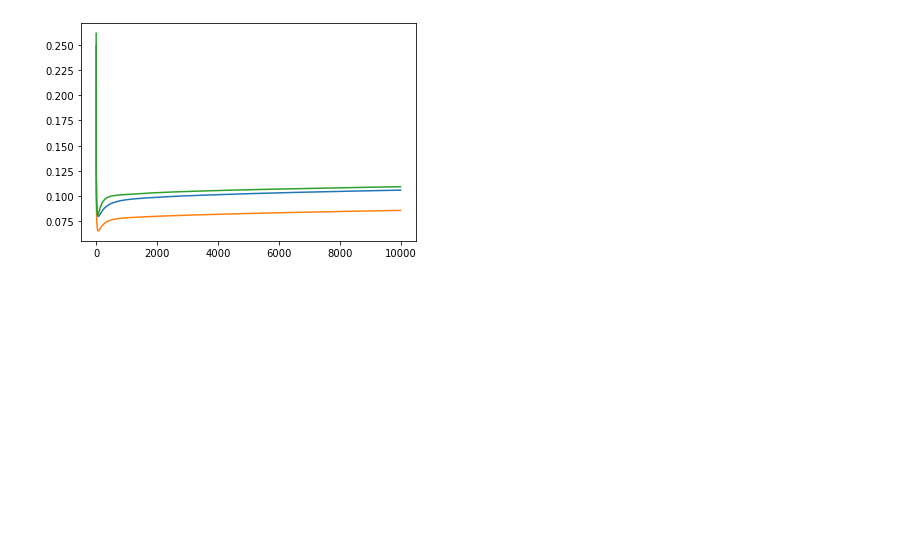
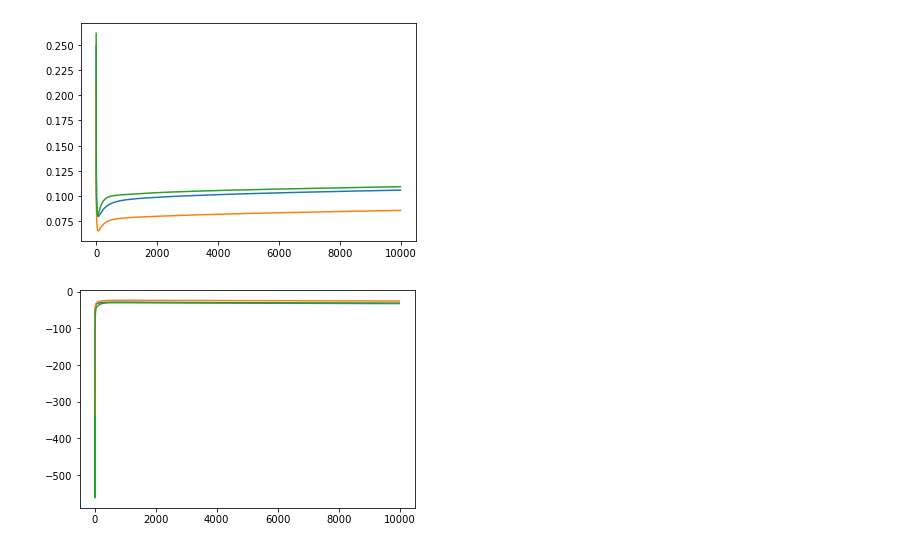
Before and after one commit to gabrielserrao/DA-DARTS-Naturally-Fractured-Reservoir, a Jupyter notebook: teste_angleref.ipynb, the cells around one changed output. Drawn from its saved outputs; the diff is of its cells as text; code cells hidden in the pictures; blank space fills up the shorter version.

Commit message:
including injector plot

```diff
--- a/teste_angleref.ipynb
+++ b/teste_angleref.ipynb
@@ -194,5 +194,12 @@ plt.plot(time_data90['time'],-1*time_data90['P1 : water rate (m3/day)'])
 plt.show()
 # %% [output]
 [figure]
+# %%
+plt.plot(time_data0['time'],-1*time_data0['I1 : water rate (m3/day)'])
+plt.plot(time_data45['time'],-1*time_data45['I1 : water rate (m3/day)'])
+plt.plot(time_data90['time'],-1*time_data90['I1 : water rate (m3/day)'])
+plt.show()
+# %% [output]
+[figure, added]
 # %%
 !jupyter nbconvert --to html teste_angleref.ipynb
```
Also changed, not shown: parts of 1 cell of this notebook, 1 other file.
